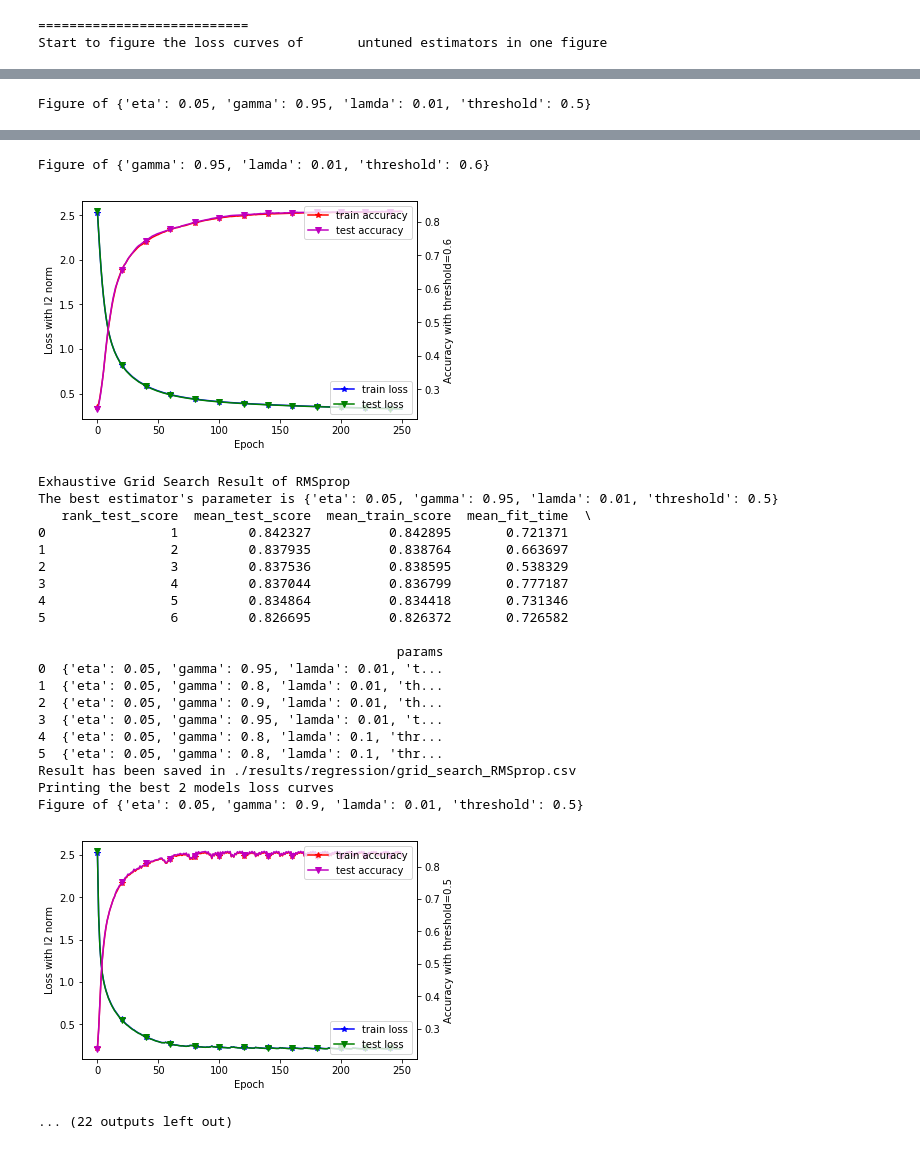
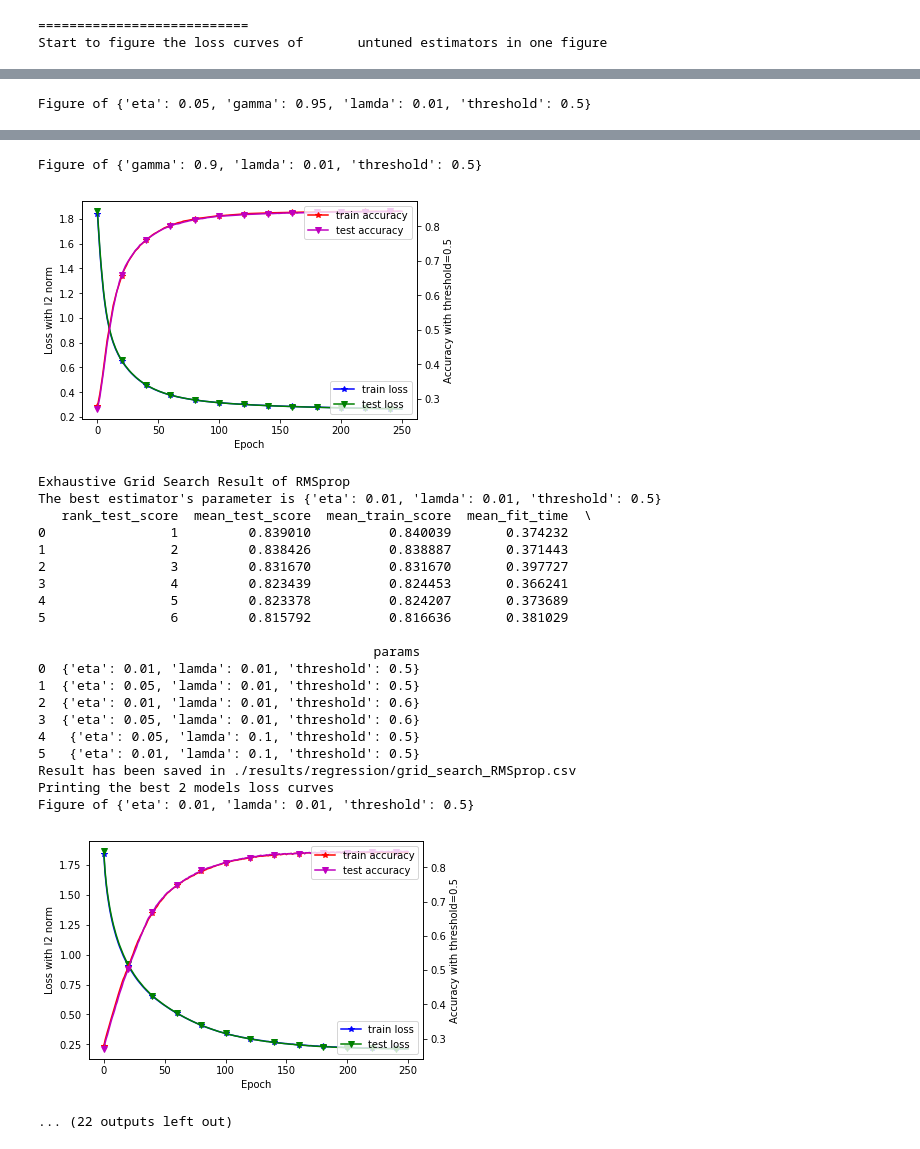
Before and after one commit to wty9391/ML2017-lab-02, a Jupyter notebook: RegressionExperiment.ipynb, the cells around one changed output, grey strips where cells are left out. Drawn from its saved outputs; the diff is of its cells as text; code cells hidden in the pictures.

```diff
--- a/RegressionExperiment.ipynb
+++ b/RegressionExperiment.ipynb
@@ -57,7 +57,6 @@ param_grid = {
                       'threshold': [0.5,0.6]},
         'RMSprop' : {'lamda': [0.01, 0.1],
                    'eta': [0.01, 0.05],
-                   'gamma': [0.8, 0.9, 0.95],
                    'threshold': [0.5,0.6]},
         'Adam' : {'lamda': [0.01, 0.1],
                    'eta': [0.01, 0.05],
@@ -71,7 +70,7 @@ param_grid = {
 print ("===========================")
 print ("Start to figure the loss curves of\
        untuned estimators in one figure")
-init_w = np.random.normal(size=(num_features,1))
+
 GD = LRC.Classifier(w=init_w,optimizer='GD')
 NAG = LRC.Classifier(w=init_w,optimizer='NAG')
 Adadelta = LRC.Classifier(w=init_w,optimizer='Adadelta')
@@ -112,7 +111,7 @@ for i in range(len(optimizers)):
 
     print ("Printing the best %d models loss curves"%figure_num)
     for j in range(figure_num):
-        params = result.loc[i,'params']
+        params = result.loc[j,'params']
         print ("Figure of",params)
         cls = LRC.Classifier(init_w,max_iterate=max_iterate,batch_size=batch_size,optimizer=optimizer_name,**params)
         cls.fit(X_train,Y_train)
@@ -137,13 +136,7 @@ print ("===========================")
 print ("Start to figure the loss curves of\
        tuned estimators in one figure")
 
-GD = o['GD']
-NAG = o['NAG']
-Adadelta = o['Adadelta']
-RMSprop = o['RMSprop']
-Adam = o['Adam']
-
-plt.plotFigureAllInOne(GD,NAG,Adadelta,RMSprop,Adam,X_test,Y_test,'tuned',path='./results/regression/LR_tuned.pdf')
+plt.plotFigureAllInOne(o['GD'],o['NAG'],o['Adadelta'],o['RMSprop'],o['Adam'],X_test,Y_test,'tuned',path='./results/regression/LR_tuned.pdf')
 # %% [output]
 ===========================
 Start to figure the loss curves of       untuned estimators in one figure
@@ -192,24 +185,24 @@ Figure of {'gamma': 0.95, 'lamda': 0.01, 'threshold': 0.6}
-Figure of {'gamma': 0.95, 'lamda': 0.01, 'threshold': 0.6}
+Figure of {'gamma': 0.9, 'lamda': 0.01, 'threshold': 0.5}
-[figure, old version]
+[figure, new version]
 Exhaustive Grid Search Result of RMSprop
-The best estimator's parameter is {'eta': 0.05, 'gamma': 0.95, 'lamda': 0.01, 'threshold': 0.5}
+The best estimator's parameter is {'eta': 0.01, 'lamda': 0.01, 'threshold': 0.5}
    rank_test_score  mean_test_score  mean_train_score  mean_fit_time  \
-0                1         0.842327          0.842895       0.721371
-1                2         0.837935          0.838764       0.663697
-2                3         0.837536          0.838595       0.538329
-3                4         0.837044          0.836799       0.777187
-4                5         0.834864          0.834418       0.731346
-5                6         0.826695          0.826372       0.726582
+0                1         0.839010          0.840039       0.374232
+1                2         0.838426          0.838887       0.371443
+2                3         0.831670          0.831670       0.397727
+3                4         0.823439          0.824453       0.366241
+4                5         0.823378          0.824207       0.373689
+5                6         0.815792          0.816636       0.381029
 
-                                              params
-0  {'eta': 0.05, 'gamma': 0.95, 'lamda': 0.01, 't...
-1  {'eta': 0.05, 'gamma': 0.8, 'lamda': 0.01, 'th...
-2  {'eta': 0.05, 'gamma': 0.9, 'lamda': 0.01, 'th...
-3  {'eta': 0.05, 'gamma': 0.95, 'lamda': 0.01, 't...
-4  {'eta': 0.05, 'gamma': 0.8, 'lamda': 0.1, 'thr...
-5  {'eta': 0.05, 'gamma': 0.8, 'lamda': 0.1, 'thr...
+                                           params
+0  {'eta': 0.01, 'lamda': 0.01, 'threshold': 0.5}
+1  {'eta': 0.05, 'lamda': 0.01, 'threshold': 0.5}
+2  {'eta': 0.01, 'lamda': 0.01, 'threshold': 0.6}
+3  {'eta': 0.05, 'lamda': 0.01, 'threshold': 0.6}
+4   {'eta': 0.05, 'lamda': 0.1, 'threshold': 0.5}
+5   {'eta': 0.01, 'lamda': 0.1, 'threshold': 0.5}
 Result has been saved in ./results/regression/grid_search_RMSprop.csv
 Printing the best 2 models loss curves
-Figure of {'eta': 0.05, 'gamma': 0.9, 'lamda': 0.01, 'threshold': 0.5}
+Figure of {'eta': 0.01, 'lamda': 0.01, 'threshold': 0.5}
-[figure, old version]
+[figure, new version]
 ... (22 outputs left out)
```
Also changed, not shown: parts of 1 cell of this notebook, 7 other files.
